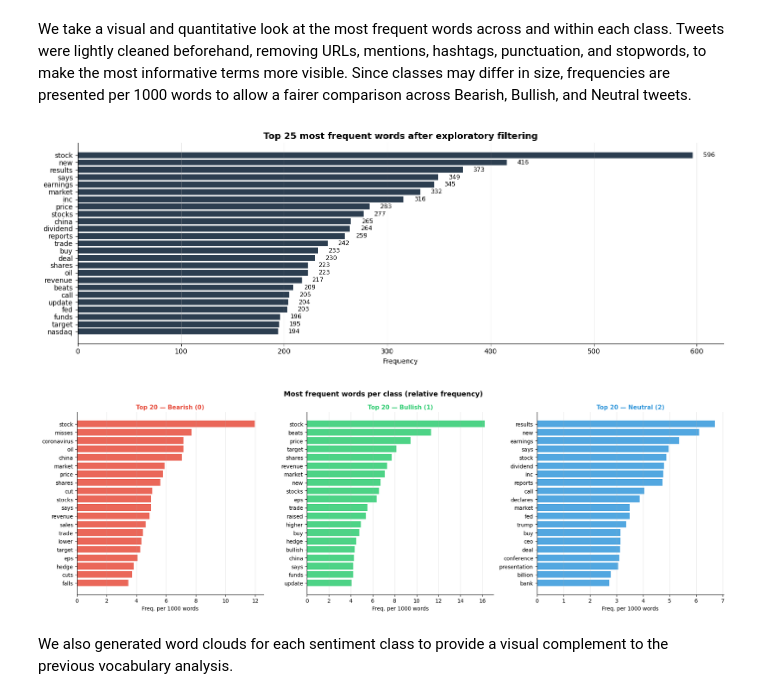
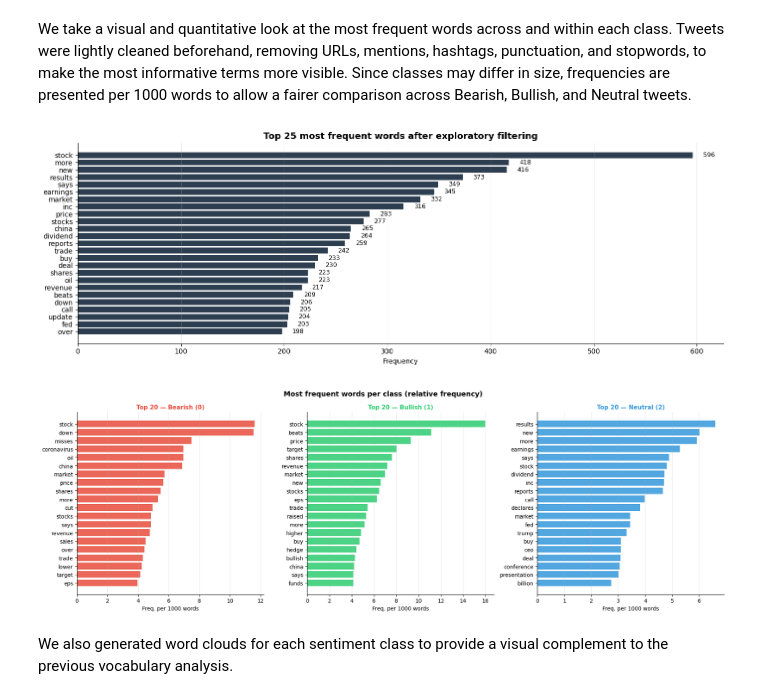
Before and after one commit to rodbarretoteixeira/Text_Mining, a Jupyter notebook: projeto/tm_tests_xx.ipynb, the cells around one changed output. Saved outputs shown, nothing was run; the diff lists cells and outputs as text; code cells hidden in the pictures.

```diff
--- a/projeto/tm_tests_xx.ipynb
+++ b/projeto/tm_tests_xx.ipynb
@@ -355,0 +365,21 @@ Neutral (2)     12.3     88.1
+# %%
+# Which stopwords appear most often in financial tweets?
+removed_stopwords = Counter()
+
+for text in tqdm(df['text'].tolist(), desc='Counting stopwords'):
+    text = str(text).lower()
+    text = re.sub(r'http\S+|www\S+', '', text)
+    text = re.sub(r'@\w+', '', text)
+    text = re.sub(r'#(\w+)', r'\1', text)
+    text = re.sub(r'\$[a-zA-Z]{1,5}', 'ticker', text)
+    text = re.sub(r'[^a-zA-Z\s?+%&!$-]', ' ', text)
+    tokens = word_tokenize(text)
+    for w in tokens:
+        if w in STOP:
+            removed_stopwords[w] += 1
+
+print(f'Total unique stopwords found: {len(removed_stopwords)}')
+print(f'\n{"Word":<15} {"Count":>8}')
+print('-' * 25)
+for word, count in removed_stopwords.most_common(40):
+    print(f'{word:<15} {count:>8,}')
@@ -355,0 +413,14 @@ Neutral (2)     12.3     88.1
+# %%
+# Restore financially relevant stopwords before any preprocessing
+financial_keep_words = [
+    'up', 'down', 'above', 'below', 'over', 'under', 'off',
+    'not', 'no',
+    'more', 'most', 'too', 'further', 'few'
+]
+
+restored = [w for w in financial_keep_words if w in STOP]
+for word in restored:
+    STOP.remove(word)
+
+print(f'Restored {len(restored)} words from STOP set: {", ".join(restored)}')
+print(f'STOP set size: {len(STOP) + len(restored)} → {len(STOP)}')
@@ -365,10 +439,9 @@ def tokenize_clean(text):
     text = str(text).lower()
     text = re.sub(r'http\S+|www\S+', '', text)       # remove URLs
     text = re.sub(r'@\w+|#\w+', '', text)            # remove @mentions and #hashtags
-    text = re.sub(r'[^a-zA-Z\s?+%&!\-]', ' ', text)
+    text = re.sub(r'[^a-zA-Z\s?+%&!$-]', ' ', text)
     tokens = word_tokenize(text)
     return [t for t in tokens if t not in STOP and len(t) > 2]
-
 
 # Overall vocabulary
 
@@ -411,35 +484,35 @@ for lbl in [0, 1, 2]:
     toks = []
     for txt in df[df['label'] == lbl]['text']:
         toks.extend(tokenize_clean(txt))
     tokens_per_class[lbl] = Counter(toks)
 
 # Total token count per class (used to normalise frequencies)
 total_per_class = {lbl: sum(c.values()) for lbl, c in tokens_per_class.items()}
 
 fig, axes = plt.subplots(1, 3, figsize=(18, 6))
 
 for lbl, ax in zip([0, 1, 2], axes):
     # Relative frequency per 1000 words (only words appearing at least 5 times)
     rel_freq = {w: cnt / total_per_class[lbl] * 1000
                 for w, cnt in tokens_per_class[lbl].items() if cnt >= 5}
     top_words = sorted(rel_freq, key=rel_freq.get, reverse=True)[:20]
 
     ax.barh(list(reversed(top_words)),
             [rel_freq[w] for w in reversed(top_words)],
             color=CLASS_COLORS[lbl], edgecolor='none', alpha=0.85)
     ax.set_title(f'Top 20 — {CLASS_NAMES[lbl]}', fontsize=11,
                  fontweight='bold', color=CLASS_COLORS[lbl])
     ax.set_xlabel('Freq. per 1000 words')
     ax.grid(axis='x', alpha=0.3)
     ax.spines[['top', 'right']].set_visible(False)
 
 plt.suptitle('Most frequent words per class (relative frequency)',
              fontsize=13, fontweight='bold')
 plt.tight_layout()
 plt.show()
 # %% [output]
-[figure, old version]
+[figure, new version]
-[figure, old version]
+[figure, new version]
 # %% [markdown]
 We also generated word clouds for each sentiment class to provide a visual complement to the previous vocabulary analysis.
 # %%
```
Also changed, not shown: parts of 20 cells of this notebook.
